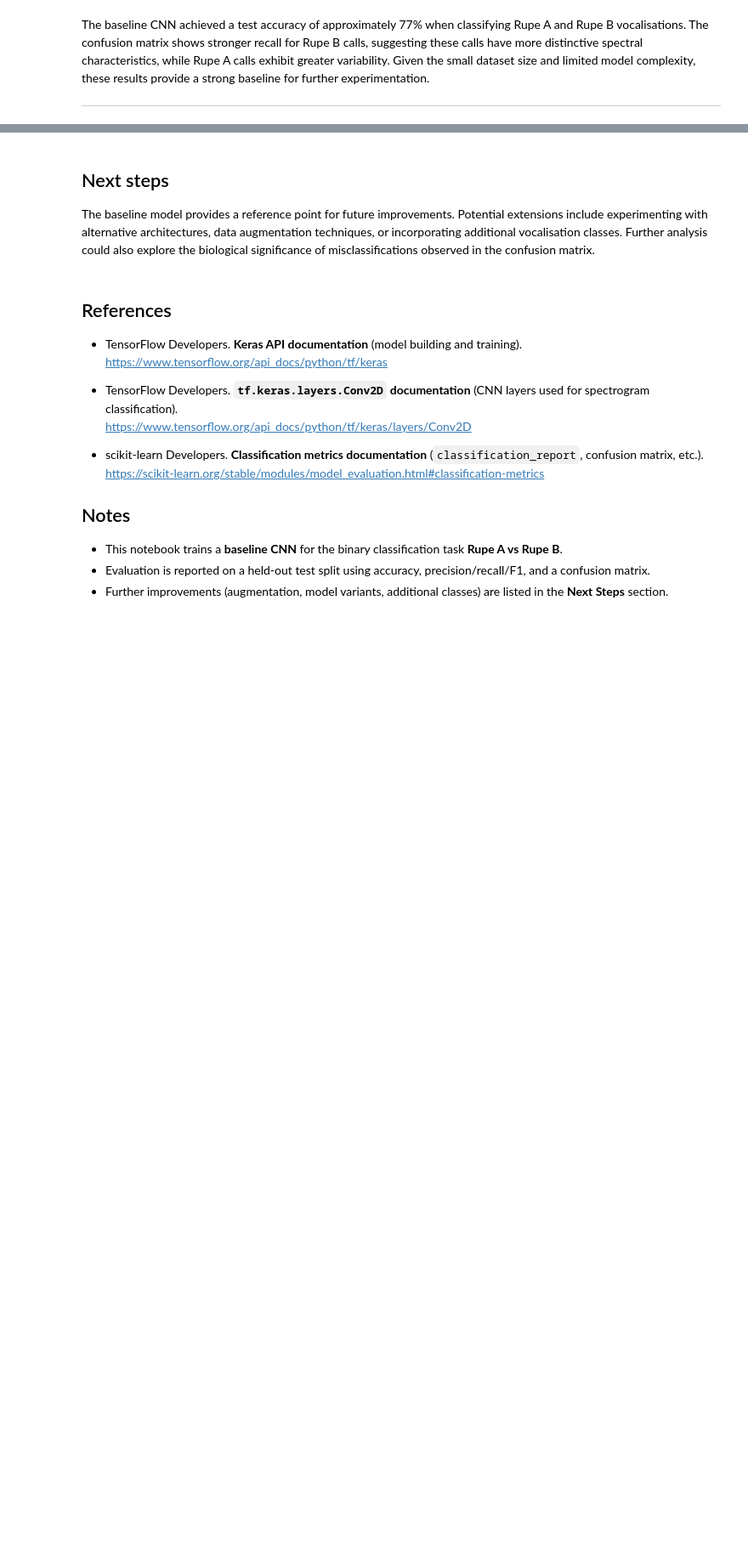
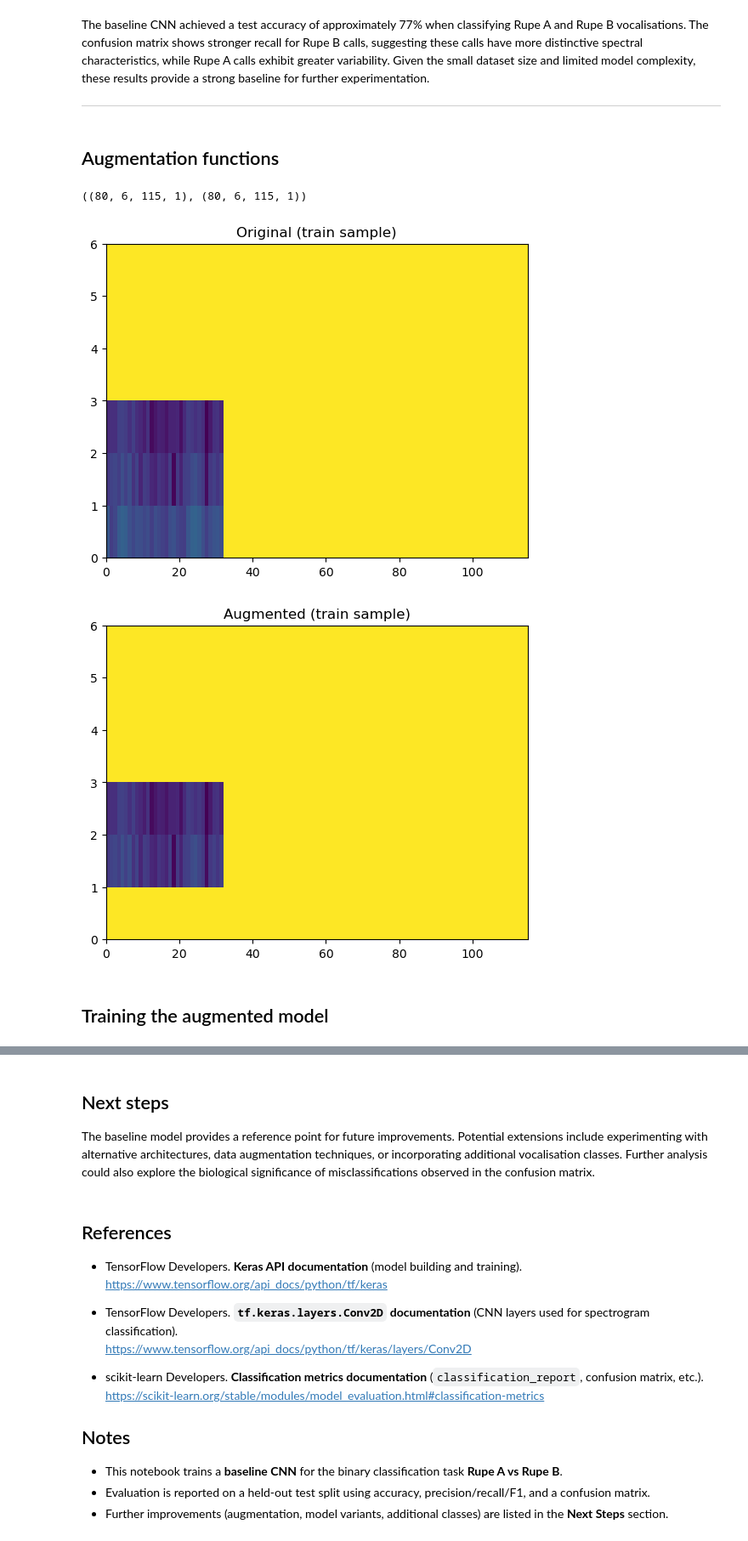
Before and after one commit to hugcamrom/machine-learning-projects, a Jupyter notebook: notebooks/02_training.ipynb, the cells around one changed output, grey strips where cells are left out. Shown at 85% size. Saved outputs shown, nothing was run; the diff lists cells and outputs as text; code cells hidden in the pictures; blank space fills up the shorter version.

Commit message:
Add spectogram masking augmentation experiment and sumarise results in research notebook

```diff
--- a/notebooks/02_training.ipynb
+++ b/notebooks/02_training.ipynb
@@ -263,3 +294,36 @@ plt.show()
 The baseline CNN achieved a test accuracy of approximately 77% when classifying Rupe A and Rupe B vocalisations. The confusion matrix shows stronger recall for Rupe B calls, suggesting these calls have more distinctive spectral characteristics, while Rupe A calls exhibit greater variability. Given the small dataset size and limited model complexity, these results provide a strong baseline for further experimentation.
 
 ---
+# %% [markdown]
+## Augmentation functions
+# %%
+# --- augmented training --
+
+rng = np.random.default_rng(42)
+
+X_train_aug = time_mask(X_train, max_width=12, n_masks=2, rng=rng)
+X_train_aug = freq_mask(X_train_aug, max_width=2, n_masks=1, rng=rng)
+
+X_train.shape, X_train_aug.shape
+# %% [output]
+((80, 6, 115, 1), (80, 6, 115, 1))
+# %%
+# --- quick visual sanity check ---
+
+import matplotlib.pyplot as plt
+
+i = 0
+plt.figure()
+plt.pcolormesh(X_train[i, :, :, 0], shading="auto")
+plt.title("Original (train sample)")
+plt.show()
+
+plt.figure()
+plt.pcolormesh(X_train_aug[i, :, :, 0], shading="auto")
+plt.title("Augmented (train sample)")
+plt.show()
+# %% [output]
+[figure, added]
+[figure, added]
+# %% [markdown]
+## Training the augmented model
```
Also changed, not shown: parts of 10 cells of this notebook, 1 other file.
